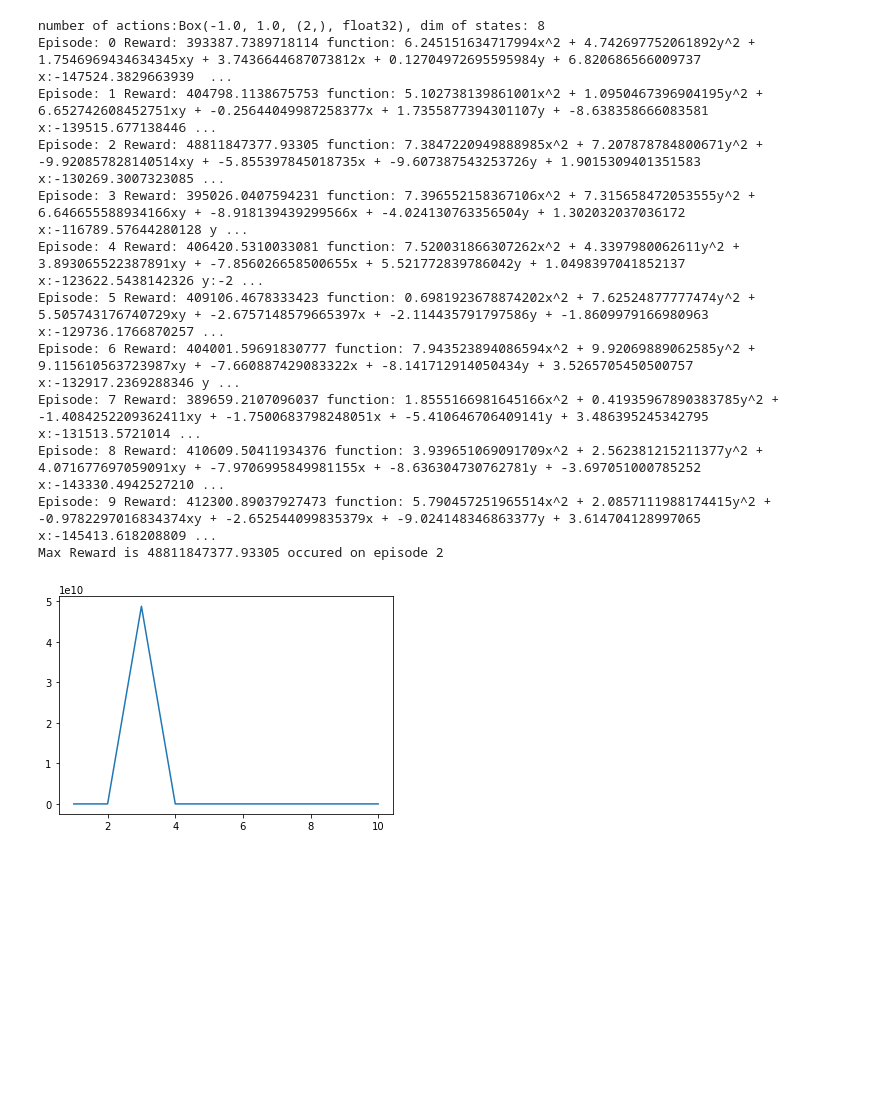
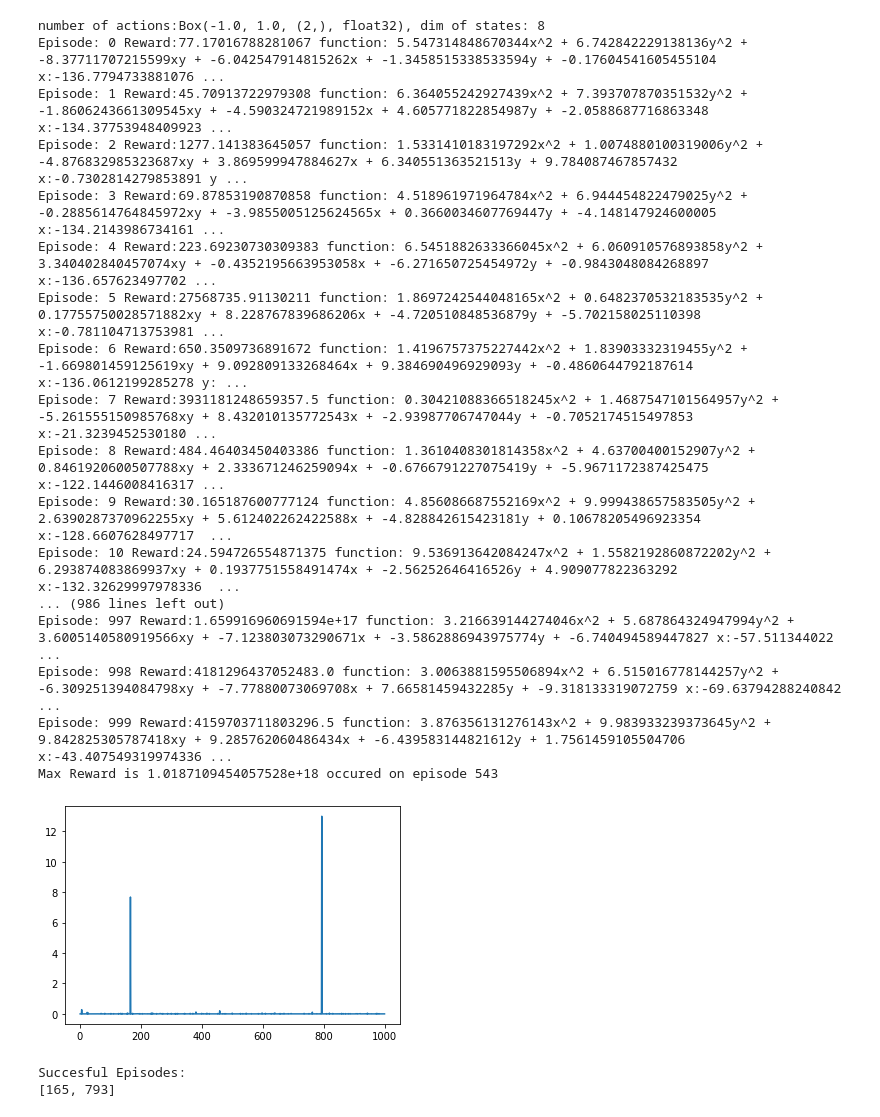
Before and after one commit to soham-chitnis10/SAiDL-assignment, a Jupyter notebook: RL/Reinforcement_Learning_using_Policy_gradient(Reward function 2).ipynb, the cells around one changed output. Cells and saved outputs as stored; diff of their text form; code cells hidden in the pictures; blank space fills up the shorter version.

```diff
--- a/RL/Reinforcement_Learning_using_Policy_gradient(Reward function 2).ipynb
+++ b/RL/Reinforcement_Learning_using_Policy_gradient(Reward function 2).ipynb
@@ -25,6 +25,7 @@ class QuadraticEnv(Env):
         self.low_state = np.array([random.uniform(-4,4)-5,random.uniform(-4,4)-5,self.a,self.b,self.c,self.d,self.e,self.f],dtype=np.float32)
         self.high_state = np.array([random.uniform(-4,4)+5,random.uniform(-4,4)+5,self.a,self.b,self.c,self.d,self.e,self.f],dtype=np.float32)
         self.observation_space = Box(low=self.low_state, high=self.high_state)
+        self.steps = 0
         self.set_minima()
     def set_minima(self):
 
@@ -43,9 +44,10 @@ class QuadraticEnv(Env):
         reward = self.reward_new(action)
         self.state[0]-= action[0][0]
         self.state[1]-= action[0][1]
+        self.steps += 1
         if abs(self.state[0]-self.x_min)<0.1 and abs(self.state[1]-self.y_min)<0.1 :
             done = True
-        elif (self.end - self.start) >= 60:
+        elif self.steps > 200:
             done = True
 
         return self.state,reward,done
@@ -60,6 +62,7 @@ class QuadraticEnv(Env):
         self.f = random.uniform(-10,10)
         self.set_minima()
         self.state = np.array([random.uniform(-4,4),random.uniform(-4,4),self.a,self.b,self.c,self.d,self.e,self.f])
+        self.steps = 0
         return self.state
     def reward(self):
         state = self.state
@@ -67,7 +70,9 @@ class QuadraticEnv(Env):
         reward = 1/dist
         return reward
     def reward_new(self,action):
-        reward = np.exp(action[0][0]/(-(self.x_min - self.state[0]) - 1e-9)) + np.exp(action[0][1]/(-(self.y_min - self.state[1]) - 1e-9))
+        reward = np.exp(action[0][0]*(-(self.x_min - self.state[0]))) + np.exp(action[0][1]*(-(self.y_min - self.state[1])))
+        while reward > 1e+17:
+          reward /= 1e+17
         return reward
     def start_time(self):
         self.start = time.time()
@@ -232,57 +237,66 @@ def main():
 
 
     # start of experiment: Keep looping until desired amount of episodes reached
-    max_episodes = 10
+    max_episodes = 1000
     total_episodes = 0 # keep track of amount of episodes that we have done
     max_reward = 0
     max_reward_ep = 0
     reward_list = []
+    succesful_episodes = []
     while total_episodes < max_episodes:
 
         obs = env.reset()
         done = False
         trajectory = [] # trajectory info for reinforce update
         episode_reward = 0 # keep track of rewards per episode
-        env.start_time()
-        env.end_time()
 
         while not done:
             action, ln_prob = policy.select_action(np.array(obs))
             next_state, reward, done = env.step(action)
             trajectory.append([obs, action, ln_prob, reward, next_state, done])
             obs = next_state
             episode_reward += reward
-            env.end_time()
-        reward_list.append(episode_reward)
-        print(f'Episode: {total_episodes} Reward: {episode_reward} function: {env.a}x^2 + {env.b}y^2 + {env.c}xy + {env.d}x + {env.e}y + {env.f} x:{env.state[0]} y:{env.state[1]} x_min:{env.x_min} y_min:{env.y_min}')
+        reward_list.append(env.reward())
+        print(f'Episode: {total_episodes} Reward:{episode_reward} function: {env.a}x^2 + {env.b}y^2 + {env.c}xy + {env.d}x + {env.e}y + {env.f} x:{env.state[0]} y:{env.state[1]} x_min:{env.x_min} y_min:{env.y_min}')
+        if abs(env.state[0]-env.x_min) < 0.1 and (env.state[1]-env.y_min) < 0.1:
+          succesful_episodes.append(total_episodes)
         if episode_reward > max_reward:
             max_reward = episode_reward
             max_reward_ep = total_episodes
 
         total_episodes += 1
         policy_loss = policy.train(trajectory)
 
     print(f'Max Reward is {max_reward} occured on episode {max_reward_ep}')
     eps = [ep for ep in range(1,max_episodes+1)]
     plt.plot(eps,reward_list)
     plt.show()
+    print('Succesful Episodes:')
+    print(succesful_episodes)
 
 
 
 if __name__ == '__main__':
 
     main()
 # %% [output]
 number of actions:Box(-1.0, 1.0, (2,), float32), dim of states: 8
-Episode: 0 Reward: 393387.7389718114 function: 6.245151634717994x^2 + 4.742697752061892y^2 + 1.7546969434634345xy + 3.7436644687073812x + 0.12704972695595984y + 6.820686566009737 x:-147524.3829663939  ...
-Episode: 1 Reward: 404798.1138675753 function: 5.102738139861001x^2 + 1.0950467396904195y^2 + 6.652742608452751xy + -0.25644049987258377x + 1.7355877394301107y + -8.638358666083581 x:-139515.677138446 ...
-Episode: 2 Reward: 48811847377.93305 function: 7.3847220949888985x^2 + 7.207878784800671y^2 + -9.920857828140514xy + -5.855397845018735x + -9.607387543253726y + 1.9015309401351583 x:-130269.3007323085 ...
-Episode: 3 Reward: 395026.0407594231 function: 7.396552158367106x^2 + 7.315658472053555y^2 + 6.646655588934166xy + -8.918139439299566x + -4.024130763356504y + 1.302032037036172 x:-116789.57644280128 y ...
-Episode: 4 Reward: 406420.5310033081 function: 7.520031866307262x^2 + 4.3397980062611y^2 + 3.893065522387891xy + -7.856026658500655x + 5.521772839786042y + 1.0498397041852137 x:-123622.5438142326 y:-2 ...
-Episode: 5 Reward: 409106.4678333423 function: 0.6981923678874202x^2 + 7.62524877777474y^2 + 5.505743176740729xy + -2.6757148579665397x + -2.114435791797586y + -1.8609979166980963 x:-129736.1766870257 ...
-Episode: 6 Reward: 404001.59691830777 function: 7.943523894086594x^2 + 9.92069889062585y^2 + 9.115610563723987xy + -7.660887429083322x + -8.141712914050434y + 3.5265705450500757 x:-132917.2369288346 y ...
-Episode: 7 Reward: 389659.2107096037 function: 1.8555166981645166x^2 + 0.41935967890383785y^2 + -1.4084252209362411xy + -1.7500683798248051x + -5.410646706409141y + 3.486395245342795 x:-131513.5721014 ...
-Episode: 8 Reward: 410609.50411934376 function: 3.939651069091709x^2 + 2.562381215211377y^2 + 4.071677697059091xy + -7.9706995849981155x + -8.636304730762781y + -3.697051000785252 x:-143330.4942527210 ...
-Episode: 9 Reward: 412300.89037927473 function: 5.790457251965514x^2 + 2.0857111988174415y^2 + -0.9782297016834374xy + -2.652544099835379x + -9.024148346863377y + 3.614704128997065 x:-145413.618208809 ...
-Max Reward is 48811847377.93305 occured on episode 2
+Episode: 0 Reward:77.17016788281067 function: 5.547314848670344x^2 + 6.742842229138136y^2 + -8.37711707215599xy + -6.042547914815262x + -1.3458515338533594y + -0.17604541605455104 x:-136.7794733881076 ...
+Episode: 1 Reward:45.70913722979308 function: 6.364055242927439x^2 + 7.393707870351532y^2 + -1.8606243661309545xy + -4.590324721989152x + 4.605771822854987y + -2.0588687716863348 x:-134.37753948409923 ...
+Episode: 2 Reward:1277.141383645057 function: 1.5331410183197292x^2 + 1.0074880100319006y^2 + -4.876832985323687xy + 3.869599947884627x + 6.340551363521513y + 9.784087467857432 x:-0.7302814279853891 y ...
+Episode: 3 Reward:69.87853190870858 function: 4.518961971964784x^2 + 6.944454822479025y^2 + -0.2885614764845972xy + -3.9855005125624565x + 0.3660034607769447y + -4.148147924600005 x:-134.2143986734161 ...
+Episode: 4 Reward:223.69230730309383 function: 6.5451882633366045x^2 + 6.060910576893858y^2 + 3.340402840457074xy + -0.4352195663953058x + -6.271650725454972y + -0.9843048084268897 x:-136.657623497702 ...
+Episode: 5 Reward:27568735.91130211 function: 1.8697242544048165x^2 + 0.6482370532183535y^2 + 0.17755750028571882xy + 8.228767839686206x + -4.720510848536879y + -5.702158025110398 x:-0.781104713753981 ...
+Episode: 6 Reward:650.3509736891672 function: 1.4196757375227442x^2 + 1.83903332319455y^2 + -1.669801459125619xy + 9.092809133268464x + 9.384690496929093y + -0.4860644792187614 x:-136.0612199285278 y: ...
+Episode: 7 Reward:3931181248659357.5 function: 0.30421088366518245x^2 + 1.4687547101564957y^2 + -5.261555150985768xy + 8.432010135772543x + -2.93987706747044y + -0.7052174515497853 x:-21.3239452530180 ...
+Episode: 8 Reward:484.46403450403386 function: 1.3610408301814358x^2 + 4.63700400152907y^2 + 0.8461920600507788xy + 2.333671246259094x + -0.6766791227075419y + -5.9671172387425475 x:-122.1446008416317 ...
+Episode: 9 Reward:30.165187600777124 function: 4.856086687552169x^2 + 9.999438657583505y^2 + 2.6390287370962255xy + 5.612402262422588x + -4.828842615423181y + 0.10678205496923354 x:-128.6607628497717  ...
+Episode: 10 Reward:24.594726554871375 function: 9.536913642084247x^2 + 1.5582192860872202y^2 + 6.293874083869937xy + 0.1937751558491474x + -2.56252646416526y + 4.909077822363292 x:-132.32629997978336  ...
+... (986 lines left out)
+Episode: 997 Reward:1.659916960691594e+17 function: 3.216639144274046x^2 + 5.687864324947994y^2 + 3.6005140580919566xy + -7.123803073290671x + -3.5862886943975774y + -6.740494589447827 x:-57.511344022 ...
+Episode: 998 Reward:4181296437052483.0 function: 3.0063881595506894x^2 + 6.515016778144257y^2 + -6.309251394084798xy + -7.77880073069708x + 7.66581459432285y + -9.318133319072759 x:-69.63794288240842  ...
+Episode: 999 Reward:4159703711803296.5 function: 3.876356131276143x^2 + 9.983933239373645y^2 + 9.842825305787418xy + 9.285762060486434x + -6.439583144821612y + 1.7561459105504706 x:-43.407549319974336 ...
+Max Reward is 1.0187109454057528e+18 occured on episode 543
-[figure, old version]
+[figure, new version]
+Succesful Episodes:
+[165, 793]
```
